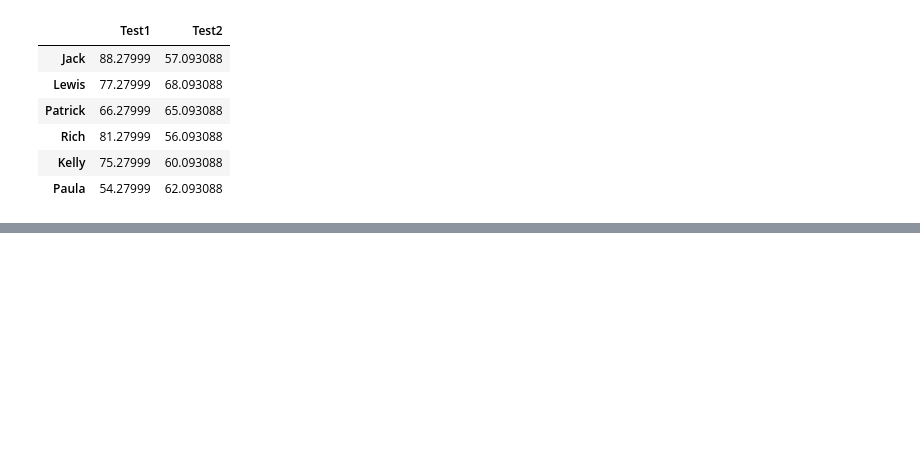
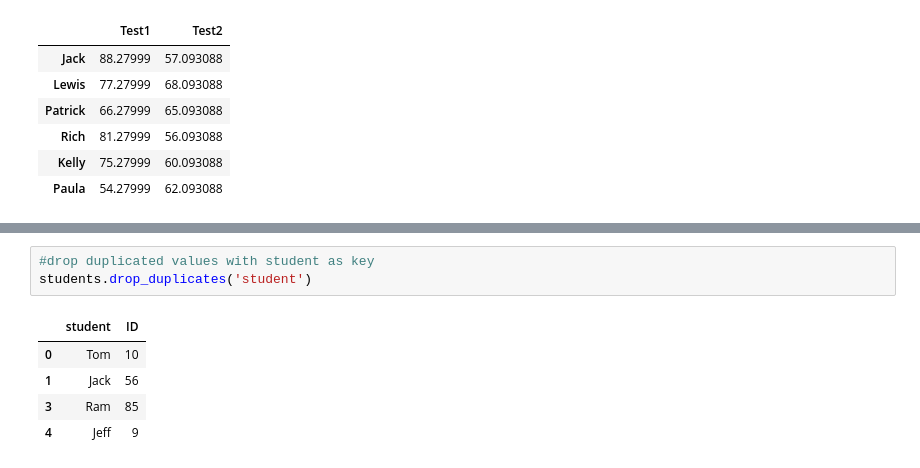
Before and after one commit to shubhpanchal/Pandas, a Jupyter notebook: Pandas.ipynb, the cells around one changed output, grey strips where cells are left out. Cells and saved outputs as stored; diff of their text form; blank space fills up the shorter version.

```diff
--- a/Pandas.ipynb
+++ b/Pandas.ipynb
@@ -545,0 +622,9 @@ stanrdizeTestScores(df_testScores)
+# %%
+#drop duplicated values with student as key
+students.drop_duplicates('student')
+# %% [output]
+|  | student | ID |
+| 0 | Tom | 10 |
+| 1 | Jack | 56 |
+| 3 | Ram | 85 |
+| 4 | Jeff | 9 |
```
Also changed, not shown: parts of 13 cells of this notebook.
